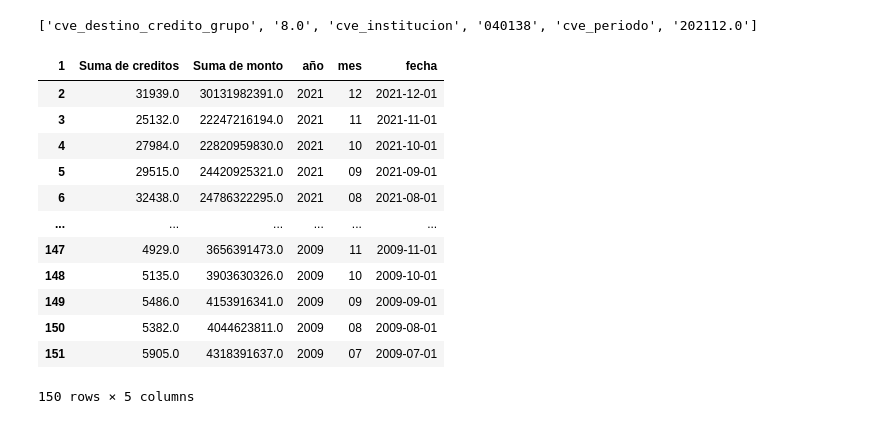
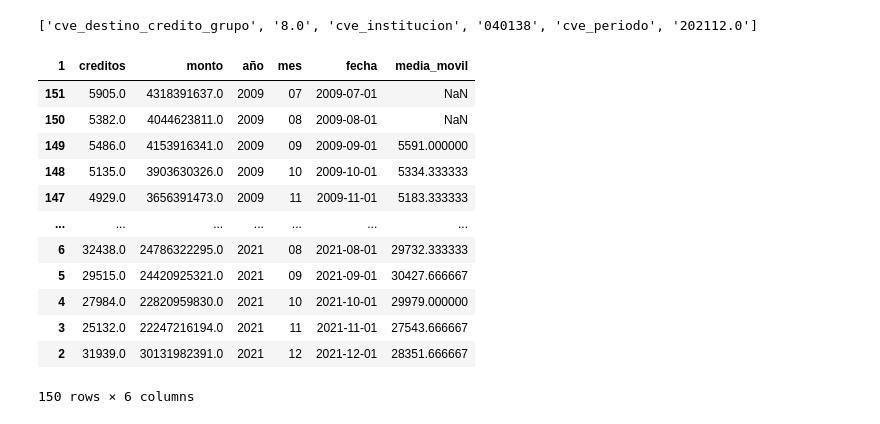
Before and after one commit to claudiodanielpc/limpieza_datos, a Jupyter notebook: cred_vivi_cnbv_tablasdinexcel.ipynb, the cells around one changed output. Cells and saved outputs as stored; diff of their text form; code cells hidden in the pictures.

```diff
--- a/cred_vivi_cnbv_tablasdinexcel.ipynb
+++ b/cred_vivi_cnbv_tablasdinexcel.ipynb
@@ -53,37 +53,43 @@ pvtTable.PivotFields("id").Orientation = 0
 # %%
 #Traer los datos de la tabla dinámica a un dataframe
 df = pd.DataFrame(pvtTable.TableRange1.Value)
 #Fila 1 del dataframe como encabezado
 df.columns = df.iloc[1]
-#liminar filas 0 y 1
+#liminar filas innecesarías
 df = df.drop([0,1])
 #Eliminar última fila
 df = df.drop(df.index[-1])
 #Convertir cve_periodo a string
 df["cve_periodo"] = df["cve_periodo"].astype(str)
 #Crear variables de año y mes
 df["año"] = df["cve_periodo"].str[0:4]
 df["mes"] = df["cve_periodo"].str[4:6]
 #Crear variable de fecha y pasarla a datetime
 df["fecha"] = df["año"] + "-" + df["mes"] + "-01"
 df["fecha"] = pd.to_datetime(df["fecha"])
 #Eliminar variables de año y mes
 df = df.drop(["cve_periodo"], axis=1)
+#Agregar media móvil de 3 meses
+#Ordenar por fecha
+df = df.sort_values(by="fecha")
+df["media_movil"] = df["Suma de creditos"].rolling(3).mean()
+#Renombrar columnas
+df = df.rename(columns={"Suma de creditos":"creditos","Suma de monto":"monto"})
 df
 # %% [output]
-| 1 | Suma de creditos | Suma de monto | año | mes | fecha |
-| 2 | 31939.0 | 30131982391.0 | 2021 | 12 | 2021-12-01 |
-| 3 | 25132.0 | 22247216194.0 | 2021 | 11 | 2021-11-01 |
-| 4 | 27984.0 | 22820959830.0 | 2021 | 10 | 2021-10-01 |
-| 5 | 29515.0 | 24420925321.0 | 2021 | 09 | 2021-09-01 |
-| 6 | 32438.0 | 24786322295.0 | 2021 | 08 | 2021-08-01 |
-| ... | ... | ... | ... | ... | ... |
-| 147 | 4929.0 | 3656391473.0 | 2009 | 11 | 2009-11-01 |
-| 148 | 5135.0 | 3903630326.0 | 2009 | 10 | 2009-10-01 |
-| 149 | 5486.0 | 4153916341.0 | 2009 | 09 | 2009-09-01 |
-| 150 | 5382.0 | 4044623811.0 | 2009 | 08 | 2009-08-01 |
-| 151 | 5905.0 | 4318391637.0 | 2009 | 07 | 2009-07-01 |
+| 1 | creditos | monto | año | mes | fecha | media_movil |
+| 151 | 5905.0 | 4318391637.0 | 2009 | 07 | 2009-07-01 | NaN |
+| 150 | 5382.0 | 4044623811.0 | 2009 | 08 | 2009-08-01 | NaN |
+| 149 | 5486.0 | 4153916341.0 | 2009 | 09 | 2009-09-01 | 5591.000000 |
+| 148 | 5135.0 | 3903630326.0 | 2009 | 10 | 2009-10-01 | 5334.333333 |
+| 147 | 4929.0 | 3656391473.0 | 2009 | 11 | 2009-11-01 | 5183.333333 |
+| ... | ... | ... | ... | ... | ... | ... |
+| 6 | 32438.0 | 24786322295.0 | 2021 | 08 | 2021-08-01 | 29732.333333 |
+| 5 | 29515.0 | 24420925321.0 | 2021 | 09 | 2021-09-01 | 30427.666667 |
+| 4 | 27984.0 | 22820959830.0 | 2021 | 10 | 2021-10-01 | 29979.000000 |
+| 3 | 25132.0 | 22247216194.0 | 2021 | 11 | 2021-11-01 | 27543.666667 |
+| 2 | 31939.0 | 30131982391.0 | 2021 | 12 | 2021-12-01 | 28351.666667 |
-150 rows × 5 columns
+150 rows × 6 columns
 # %%
 #Cerrar el libro de excel sin guardar los cambios
 wb.Close(False)
```
Also changed, not shown: parts of 3 cells of this notebook.
